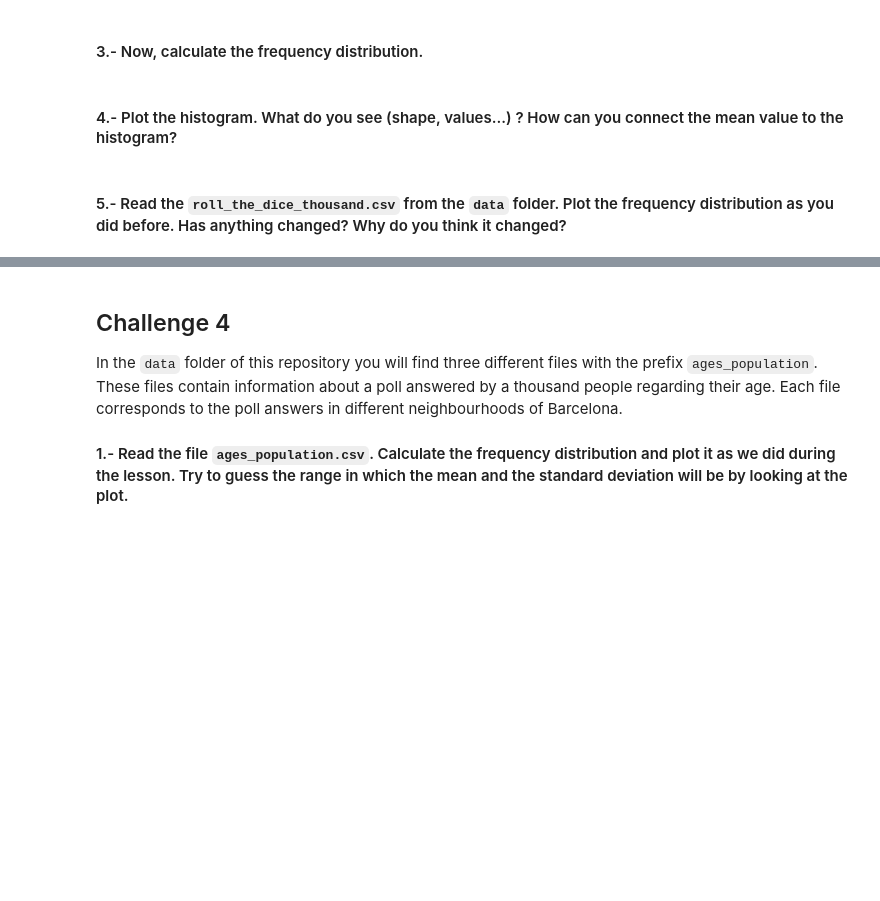
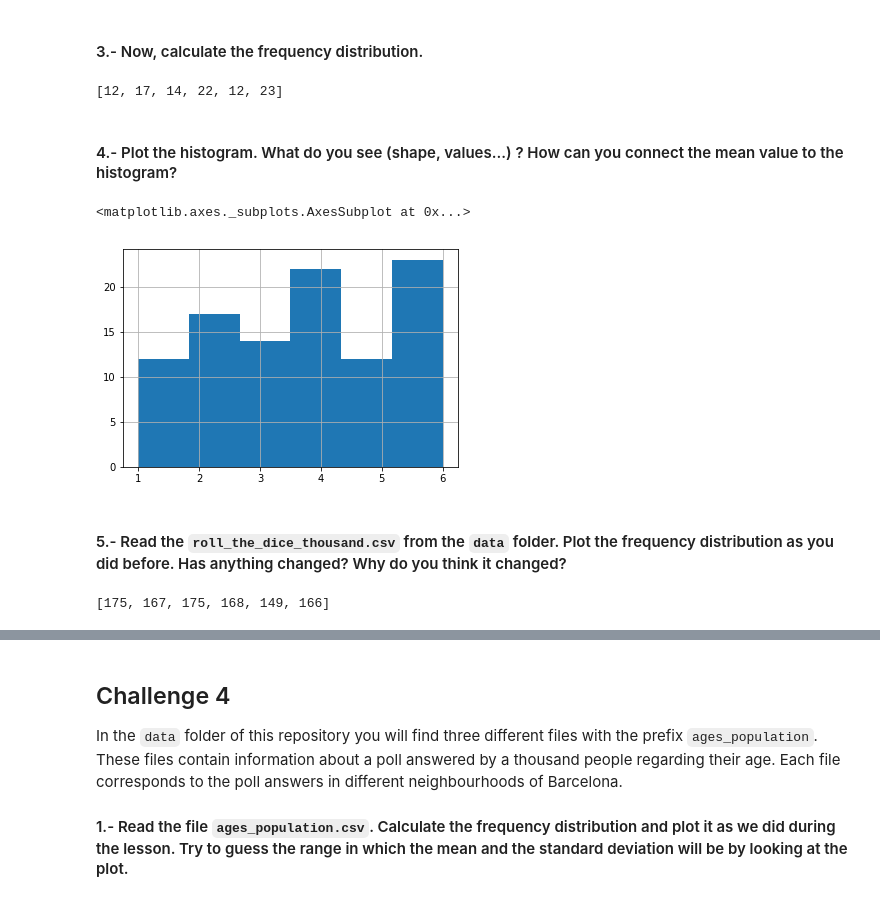
Before and after one commit to ta-data-bcn/descriptive-stats, a Jupyter notebook: your-code/main.ipynb, the cells around one changed output, grey strips where cells are left out. Cells and saved outputs as stored; diff of their text form; code cells hidden in the pictures; blank space fills up the shorter version.

```diff
--- a/your-code/main.ipynb
+++ b/your-code/main.ipynb
@@ -144,4 +216,12 @@ your comments here
+# %%
+lista_1
+# %% [output]
+[12, 17, 14, 22, 12, 23]
 # %% [markdown]
 #### 4.- Plot the histogram. What do you see (shape, values...) ? How can you connect the mean value to the histogram?
 # %%
 # your code here
+fd_2['value'].hist(bins = 6)
+# %% [output]
+<matplotlib.axes._subplots.AxesSubplot at 0x...>
+[figure, added]
@@ -159,0 +242,4 @@ your comments here
+# %%
+lista_2
+# %% [output]
+[175, 167, 175, 168, 149, 166]
```
Also changed, not shown: parts of 58 cells of this notebook.
